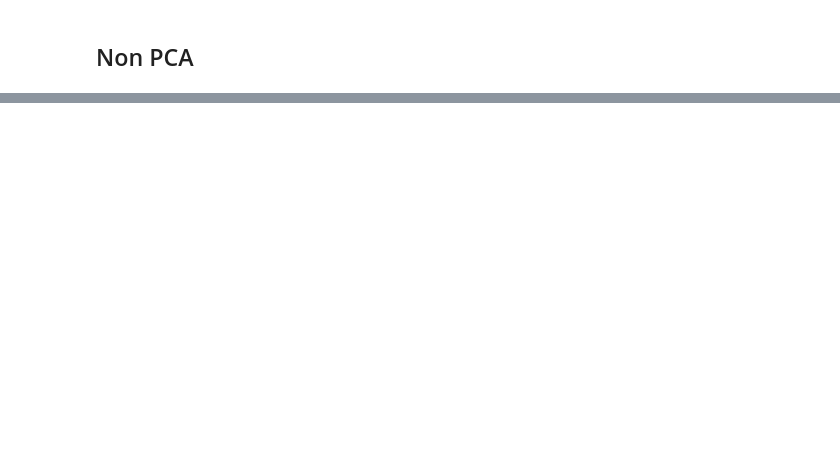
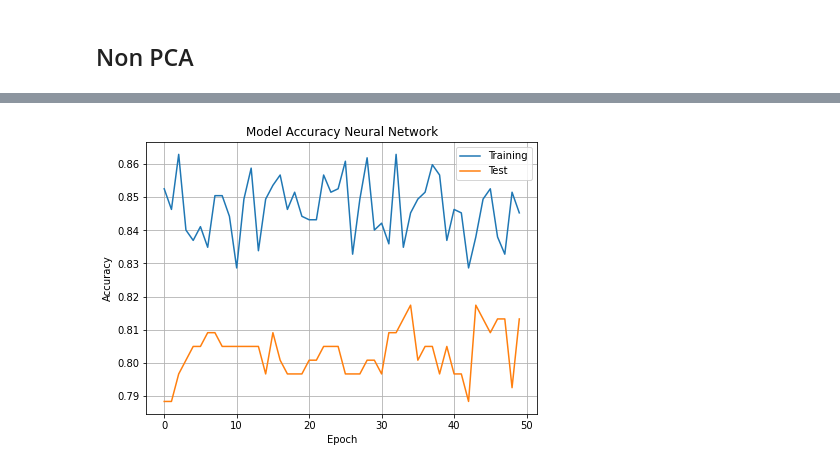
Before and after one commit to SolemnShark871/Churn, a Jupyter notebook: NN_model.ipynb, the cells around one changed output, grey strips where cells are left out. Cells and saved outputs as stored; diff of their text form; code cells hidden in the pictures; blank space fills up the shorter version.

```diff
--- a/NN_model.ipynb
+++ b/NN_model.ipynb
@@ -313,0 +298,3 @@ X_train, X_val, y_train, y_val = train_test_split( X_train, y_train, test_size=0
+# %%
+history = model_f.fit(X_train1.values, y_train1.values, batch_size = 264, epochs = 50,
+                      validation_data = (X_val1.values, y_val1.values), verbose = 0)
@@ -313,0 +305,18 @@ X_train, X_val, y_train, y_val = train_test_split( X_train, y_train, test_size=0
+# %%
+# Plot the accuracy for test and train data
+fig = plt.figure(figsize = (7, 5))
+ax = fig.add_subplot(1, 1, 1)
+
+ax.plot(history.history['accuracy'])
+ax.plot(history.history['val_accuracy'])
+
+ax.set_title('Model Accuracy Neural Network')
+ax.set_xlabel('Epoch')
+#plt.xticks(np.arange(0, 1.1, step = 0.1), rotation = 'vertical')
+ax.set_ylabel('Accuracy')
+ax.legend(['Training', 'Test'], loc = 'best')
+ax.grid()
+#ax.figure.savefig(RESULTS_PATH + 'accuracy_normalized.png')
+#ax.figure.savefig(RESULTS_PATH + 'accuracy_standarized.png')
+# %% [output]
+[figure, added]
```
Also changed, not shown: parts of 17 cells of this notebook.
